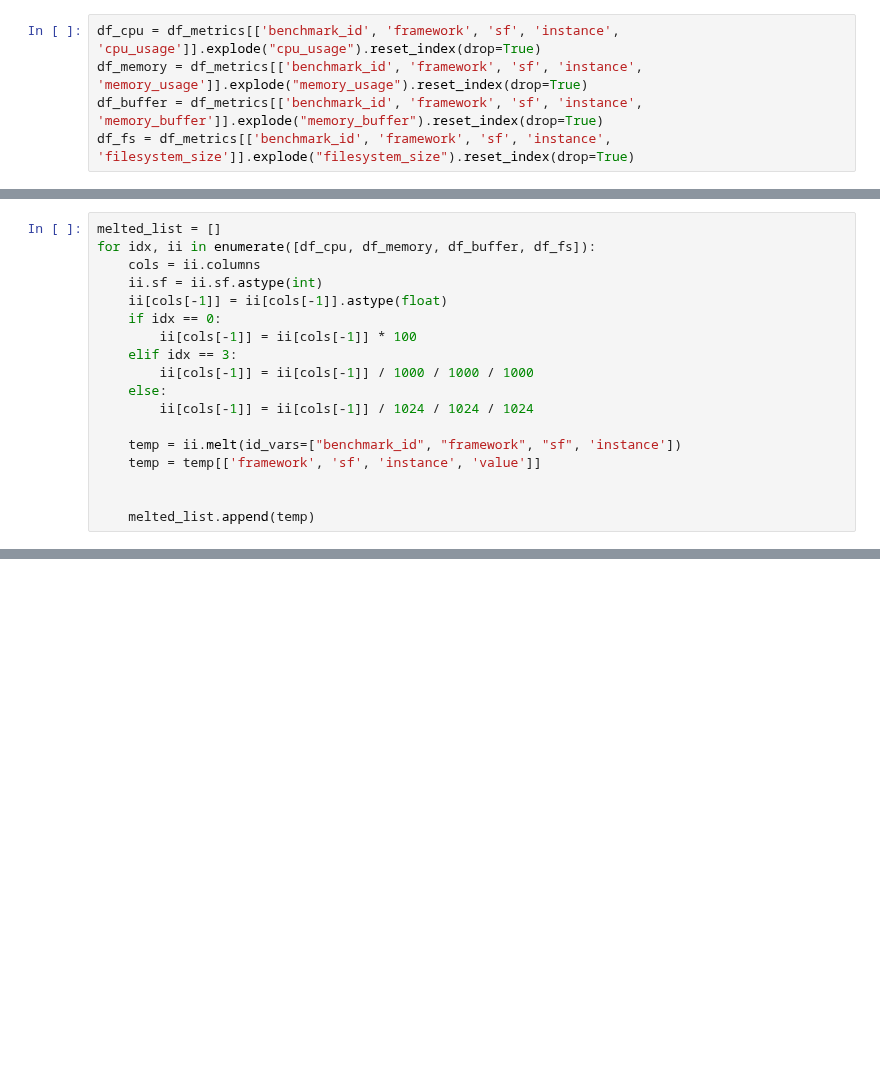
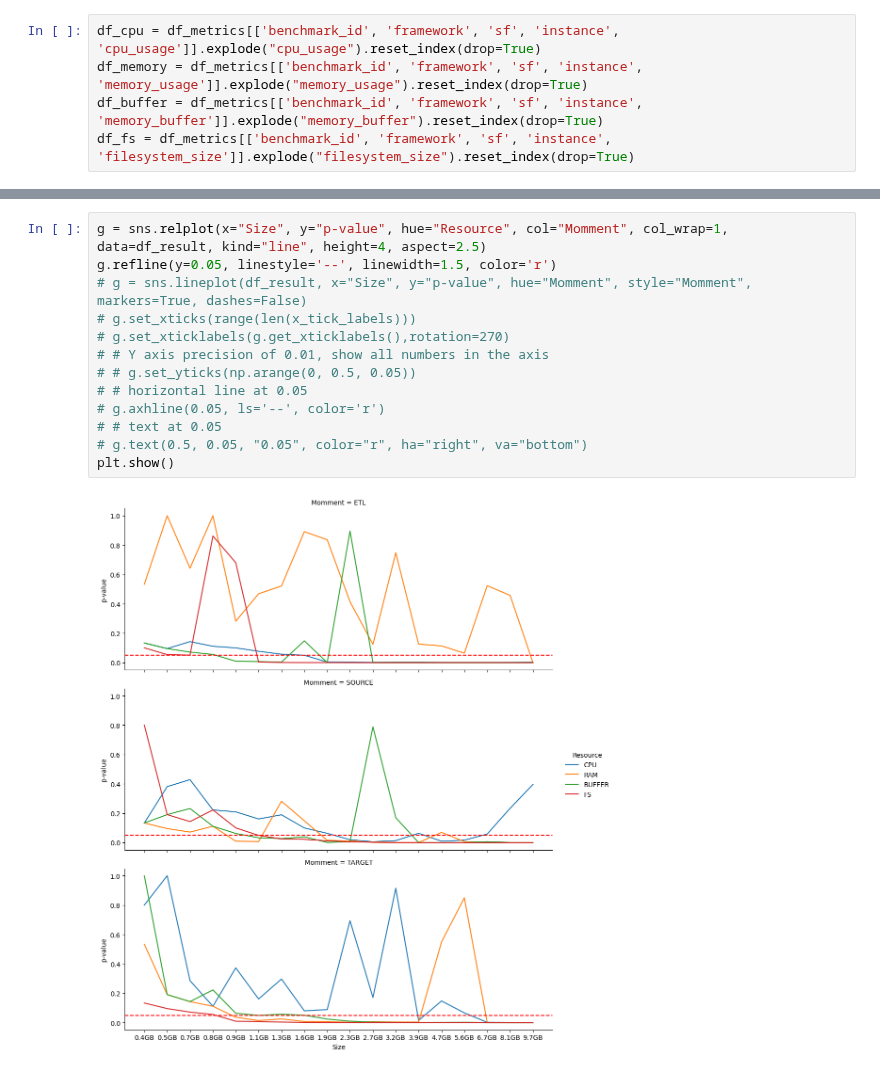
Before and after one commit to bombermal/TCC, a Jupyter notebook: Monitoring_VM/Retrieve/pre_analisys.ipynb, the cells around one changed output, grey strips where cells are left out. Cells and saved outputs as stored; diff of their text form; blank space fills up the shorter version.

```diff
--- a/Monitoring_VM/Retrieve/pre_analisys.ipynb
+++ b/Monitoring_VM/Retrieve/pre_analisys.ipynb
@@ -322,18 +363,0 @@ df_fs = df_metrics[['benchmark_id', 'framework', 'sf', 'instance', 'filesystem_s
-# %%
-melted_list = []
-for idx, ii in enumerate([df_cpu, df_memory, df_buffer, df_fs]):
-    cols = ii.columns
-    ii.sf = ii.sf.astype(int)
-    ii[cols[-1]] = ii[cols[-1]].astype(float)
-    if idx == 0:
-        ii[cols[-1]] = ii[cols[-1]] * 100
-    elif idx == 3:
-        ii[cols[-1]] = ii[cols[-1]] / 1000 / 1000 / 1000
-    else:
-        ii[cols[-1]] = ii[cols[-1]] / 1024 / 1024 / 1024
-
-    temp = ii.melt(id_vars=["benchmark_id", "framework", "sf", 'instance'])
-    temp = temp[['framework', 'sf', 'instance', 'value']]
-
-
-    melted_list.append(temp)
@@ -406,0 +486,15 @@ plt.show()
+# %%
+g = sns.relplot(x="Size", y="p-value", hue="Resource", col="Momment", col_wrap=1, data=df_result, kind="line", height=4, aspect=2.5)
+g.refline(y=0.05, linestyle='--', linewidth=1.5, color='r')
+# g = sns.lineplot(df_result, x="Size", y="p-value", hue="Momment", style="Momment", markers=True, dashes=False)
+# g.set_xticks(range(len(x_tick_labels)))
+# g.set_xticklabels(g.get_xticklabels(),rotation=270)
+# # Y axis precision of 0.01, show all numbers in the axis
+# # g.set_yticks(np.arange(0, 0.5, 0.05))
+# # horizontal line at 0.05
+# g.axhline(0.05, ls='--', color='r')
+# # text at 0.05
+# g.text(0.5, 0.05, "0.05", color="r", ha="right", va="bottom")
+plt.show()
+# %% [output]
+[figure, added]
```
Also changed, not shown: parts of 8 cells of this notebook.
